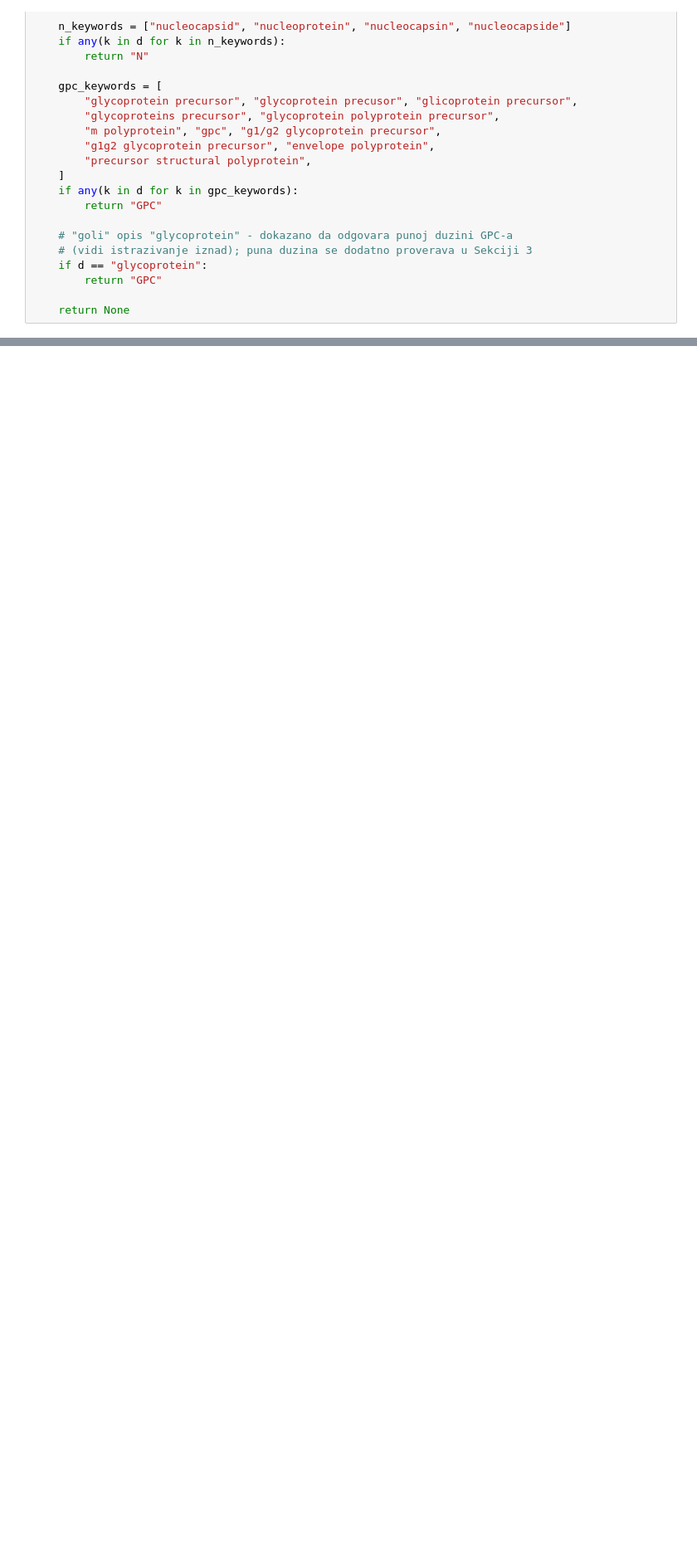
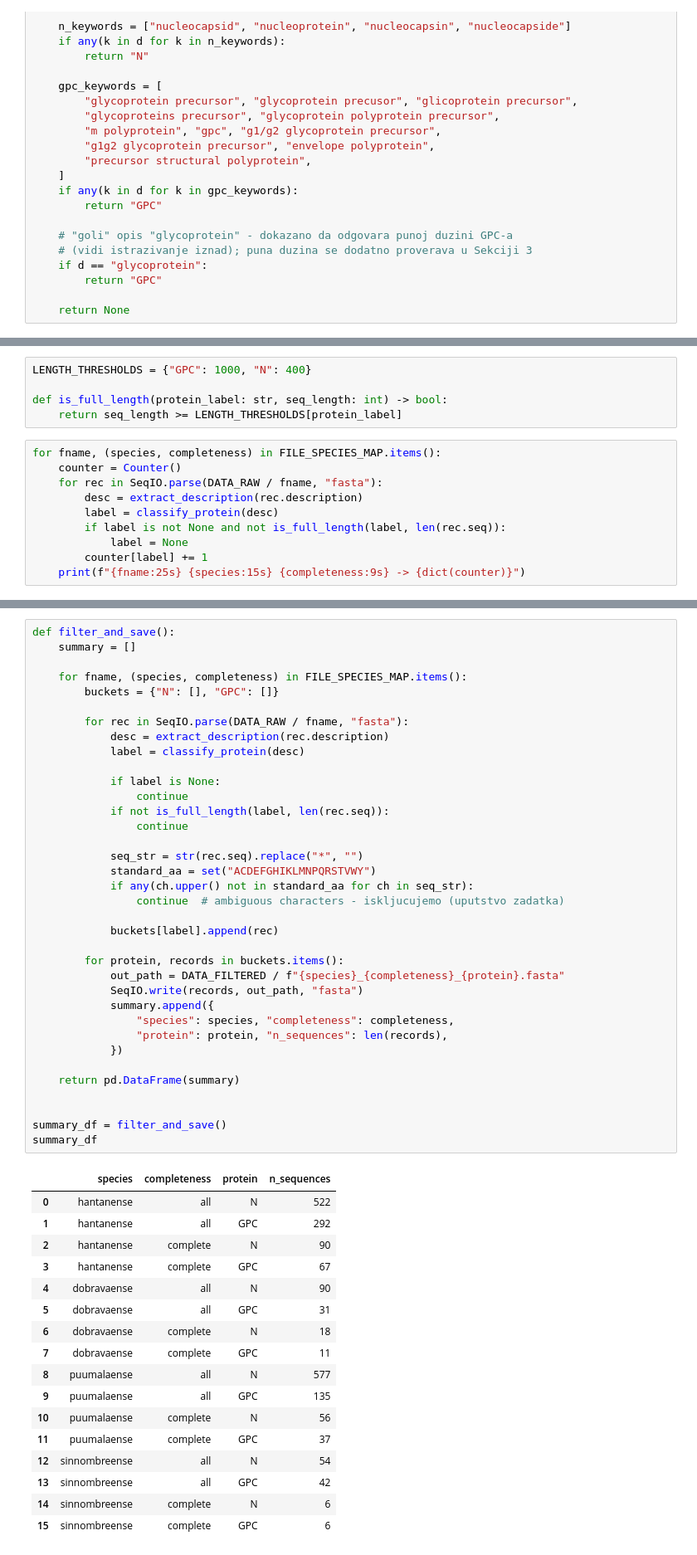
Before and after one commit to VladimirManda10/Hantavirus, a Jupyter notebook: notebook.ipynb, the cells around one changed output, grey strips where cells are left out. Shown at 83% size. Drawn from its saved outputs; the diff is of its cells as text; blank space fills up the shorter version.

```diff
--- a/notebook.ipynb
+++ b/notebook.ipynb
@@ -307,0 +373,15 @@ def classify_protein(description: str) -> str | None:
+# %%
+LENGTH_THRESHOLDS = {"GPC": 1000, "N": 400}
+
+def is_full_length(protein_label: str, seq_length: int) -> bool:
+    return seq_length >= LENGTH_THRESHOLDS[protein_label]
+# %%
+for fname, (species, completeness) in FILE_SPECIES_MAP.items():
+    counter = Counter()
+    for rec in SeqIO.parse(DATA_RAW / fname, "fasta"):
+        desc = extract_description(rec.description)
+        label = classify_protein(desc)
+        if label is not None and not is_full_length(label, len(rec.seq)):
+            label = None
+        counter[label] += 1
+    print(f"{fname:25s} {species:15s} {completeness:9s} -> {dict(counter)}")
@@ -307,0 +403,54 @@ def classify_protein(description: str) -> str | None:
+# %%
+def filter_and_save():
+    summary = []
+
+    for fname, (species, completeness) in FILE_SPECIES_MAP.items():
+        buckets = {"N": [], "GPC": []}
+
+        for rec in SeqIO.parse(DATA_RAW / fname, "fasta"):
+            desc = extract_description(rec.description)
+            label = classify_protein(desc)
+
+            if label is None:
+                continue
+            if not is_full_length(label, len(rec.seq)):
+                continue
+
+            seq_str = str(rec.seq).replace("*", "")
+            standard_aa = set("ACDEFGHIKLMNPQRSTVWY")
+            if any(ch.upper() not in standard_aa for ch in seq_str):
+                continue  # ambiguous characters - iskljucujemo (uputstvo zadatka)
+
+            buckets[label].append(rec)
+
+        for protein, records in buckets.items():
+            out_path = DATA_FILTERED / f"{species}_{completeness}_{protein}.fasta"
+            SeqIO.write(records, out_path, "fasta")
+            summary.append({
+                "species": species, "completeness": completeness,
+                "protein": protein, "n_sequences": len(records),
+            })
+
+    return pd.DataFrame(summary)
+
+
+summary_df = filter_and_save()
+summary_df
+# %% [output]
+|  | species | completeness | protein | n_sequences |
+| 0 | hantanense | all | N | 522 |
+| 1 | hantanense | all | GPC | 292 |
+| 2 | hantanense | complete | N | 90 |
+| 3 | hantanense | complete | GPC | 67 |
+| 4 | dobravaense | all | N | 90 |
+| 5 | dobravaense | all | GPC | 31 |
+| 6 | dobravaense | complete | N | 18 |
+| 7 | dobravaense | complete | GPC | 11 |
+| 8 | puumalaense | all | N | 577 |
+| 9 | puumalaense | all | GPC | 135 |
+| 10 | puumalaense | complete | N | 56 |
+| 11 | puumalaense | complete | GPC | 37 |
+| 12 | sinnombreense | all | N | 54 |
+| 13 | sinnombreense | all | GPC | 42 |
+| 14 | sinnombreense | complete | N | 6 |
+| 15 | sinnombreense | complete | GPC | 6 |
```
Also changed, not shown: parts of 7 cells of this notebook, 1 other file.
